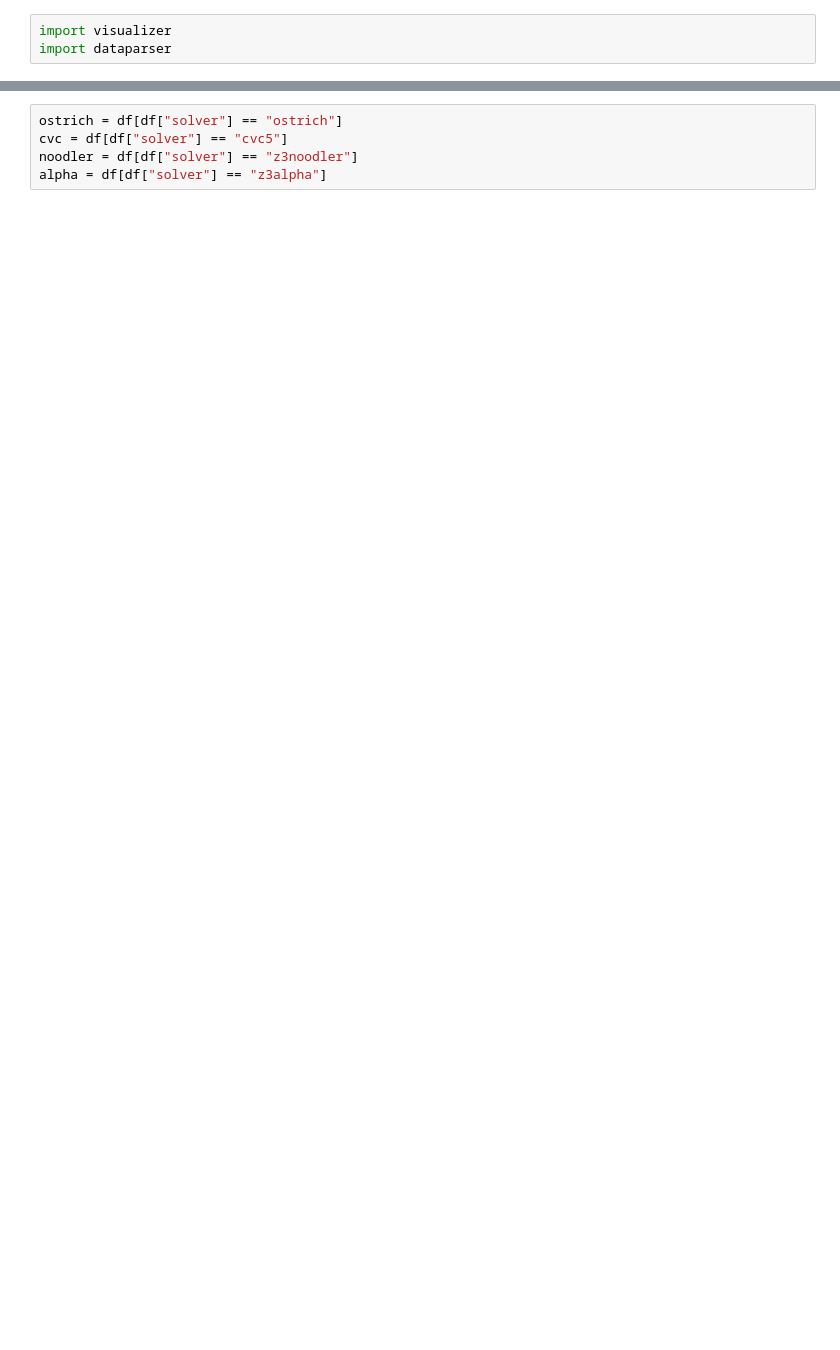
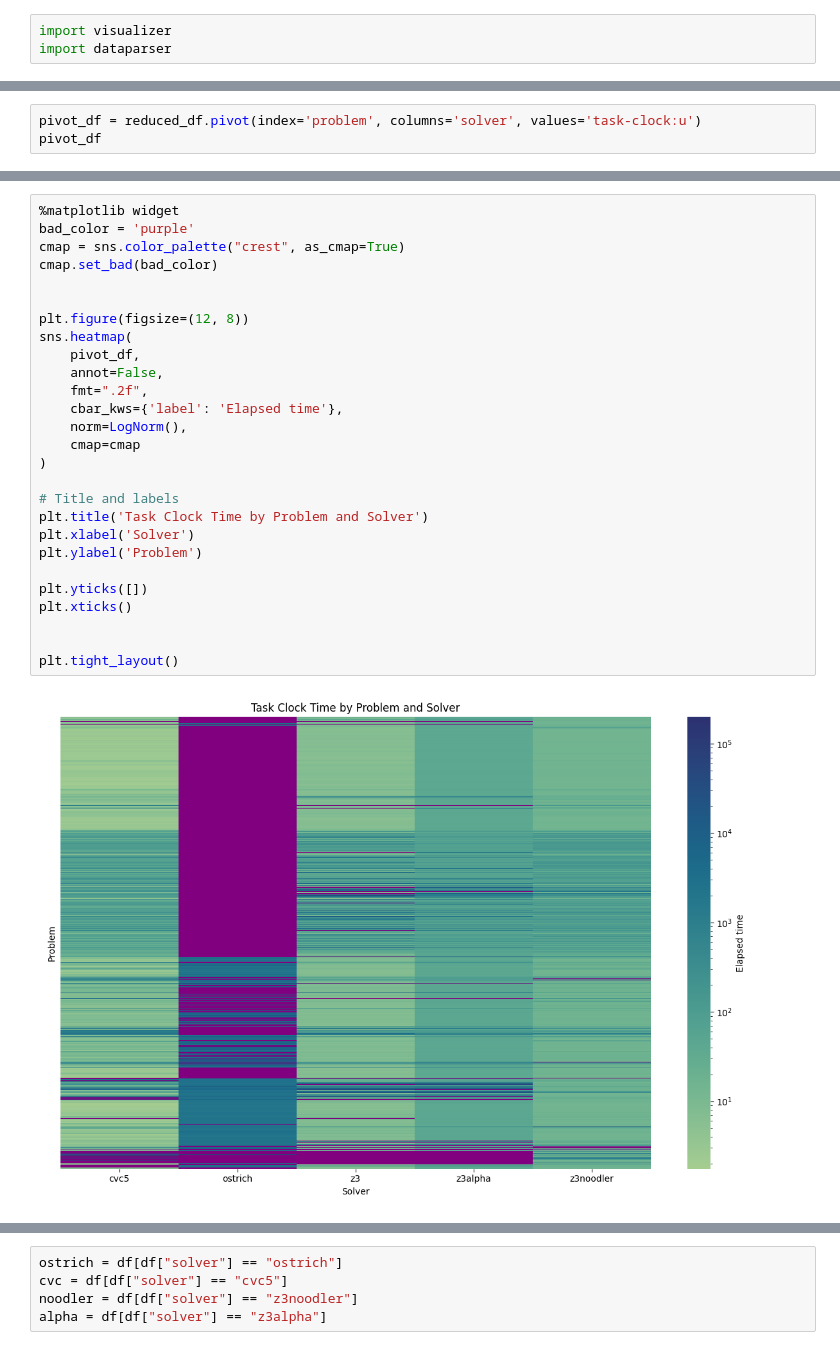
Before and after one commit to DarkVanityOfLight/smt2-string-benchmarks, a Jupyter notebook: analyzer.ipynb, the cells around one changed output, grey strips where cells are left out. Cells and saved outputs as stored; diff of their text form; blank space fills up the shorter version.

```diff
--- a/analyzer.ipynb
+++ b/analyzer.ipynb
@@ -31,0 +35,3 @@ df
+# %%
+pivot_df = reduced_df.pivot(index='problem', columns='solver', values='task-clock:u')
+pivot_df
@@ -31,0 +53,29 @@ df
+# %%
+%matplotlib widget
+bad_color = 'purple'
+cmap = sns.color_palette("crest", as_cmap=True)
+cmap.set_bad(bad_color)
+
+
+plt.figure(figsize=(12, 8))
+sns.heatmap(
+    pivot_df,
+    annot=False,
+    fmt=".2f",
+    cbar_kws={'label': 'Elapsed time'},
+    norm=LogNorm(),
+    cmap=cmap
+)
+
+# Title and labels
+plt.title('Task Clock Time by Problem and Solver')
+plt.xlabel('Solver')
+plt.ylabel('Problem')
+
+plt.yticks([])
+plt.xticks()
+
+
+plt.tight_layout()
+# %% [output]
+[figure, added]
```
Also changed, not shown: parts of 18 cells of this notebook, 1 other file.
